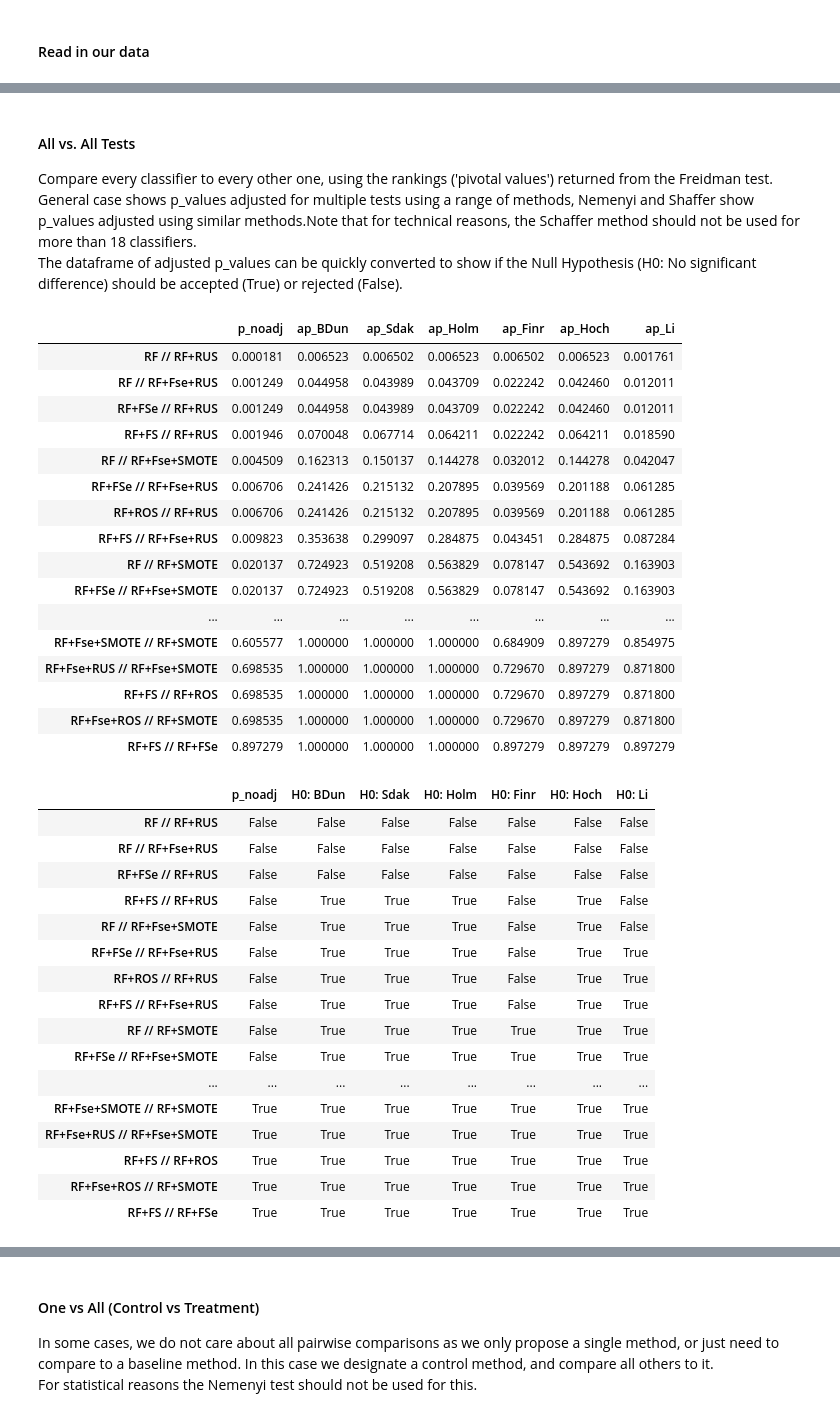
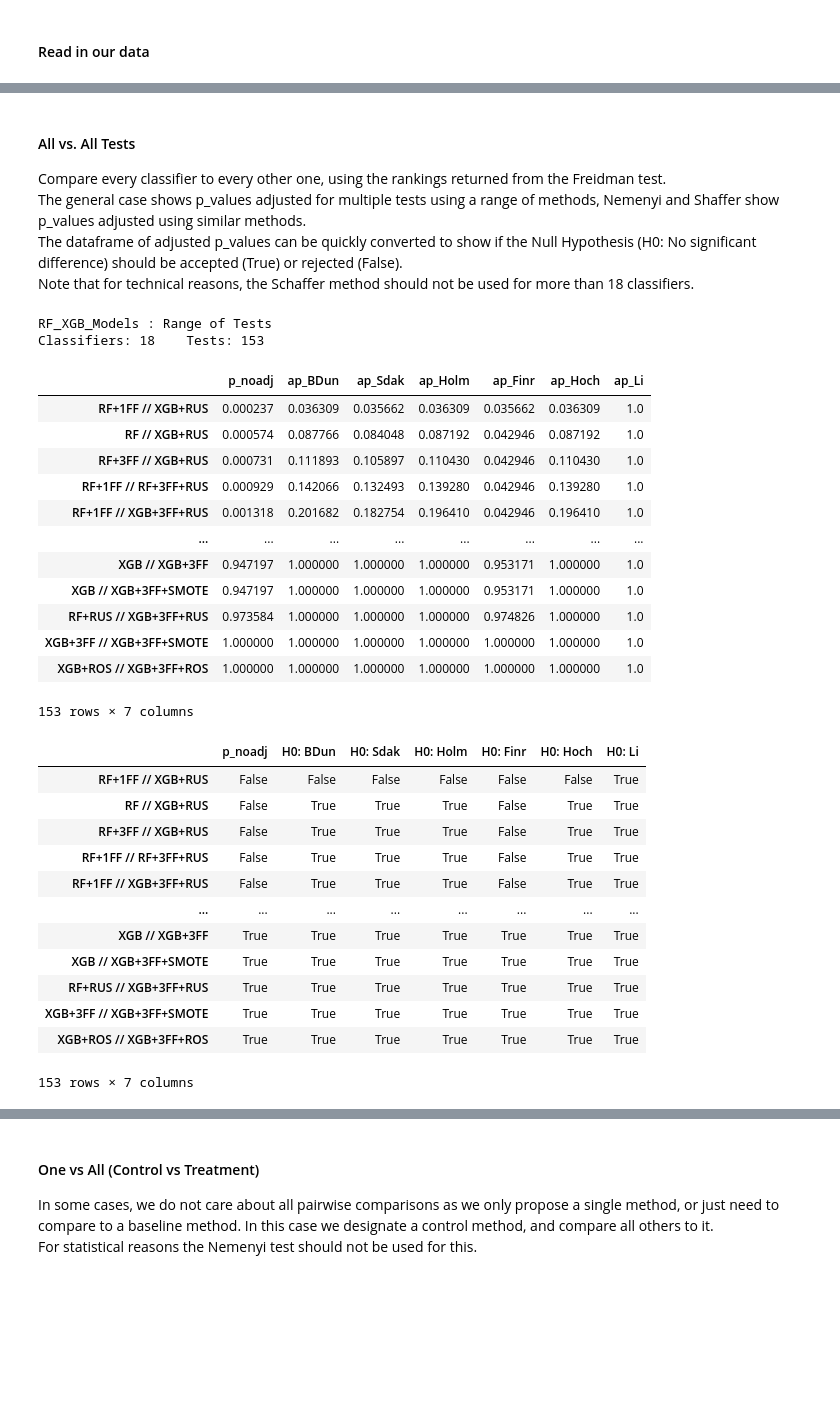
Before and after one commit to tomas-o-dev/P-Hacking, a Jupyter notebook: Demo/p_hakn_mult_db.ipynb, the cells around one changed output, grey strips where cells are left out. Drawn from its saved outputs; the diff is of its cells as text; code cells hidden in the pictures; blank space fills up the shorter version.

```diff
--- a/Demo/p_hakn_mult_db.ipynb
+++ b/Demo/p_hakn_mult_db.ipynb
@@ -14,12 +19,16 @@ alpha = 0.05   # Set this to change the default signifance level
 #### Read in our data
 # %%
 # In the csv, the columns are classifiers and the rows are datasets
-full_df = pd.read_csv("../datasets/gmeans.csv", index_col=0)
+full_df = pd.read_csv("../datasets/4d_auc.csv", index_col=0)
+#full_df = pd.read_csv("../datasets/4d_gmean.csv", index_col=0)
+#full_df = pd.read_csv("../datasets/4d_eloss.csv", index_col=0)
 # %%
-# All_vs_One: list of "control" classifiers
+# list of classifiers in the dataset or none for all
+## generally it is a bad idea to base things on a naming convention ...
+
 #avo = []
-avo = ['RF']
-#avo = ['RF','XGB']
+#avo = ['RF']
+avo = ['RF','XGB']
 # %%
 if len(avo) == 0:
     oname = "All_Models"
@@ -38,7 +47,7 @@ If we reject H0 (no difference), we use the post-hoc test to find out which diff
 # %%
-reject, rptstr, rankings = run_friedman(df)
+reject, rptstr, rankings, avg_ranks = run_friedman(df)
+
 print(oname,":",rptstr)
-
 # continue only if H0 was rejected
 if not reject:
     raise Exception("Accepted H0 for Freidman Test")
@@ -49,5 +84,5 @@ Reject: Ready to continue with post-hoc tests
 # %% [markdown]
 #### All vs. All Tests
-Compare every classifier to every other one, using the rankings ('pivotal values')  returned from the Freidman test.<br>
-General case shows p_values adjusted for multiple tests using a range of methods, Nemenyi and Shaffer show p_values adjusted using similar methods.Note that for technical reasons, the Schaffer method should not be used for more than 18 classifiers.<br>
-The dataframe of adjusted p_values can be quickly converted to show if the Null Hypothesis (H0: No significant difference) should be accepted (True) or rejected (False).
+Compare every classifier to every other one, using the rankings returned from the Freidman test.<br>
+The general case shows p_values adjusted for multiple tests using a range of methods, Nemenyi and Shaffer show p_values adjusted using similar methods.<br>
+The dataframe of adjusted p_values can be quickly converted to show if the Null Hypothesis (H0: No significant difference) should be accepted (True) or rejected (False).<br>Note that for technical reasons, the Schaffer method should not be used for more than 18 classifiers.
@@ -54,43 +93,38 @@ The dataframe of adjusted p_values can be quickly converted to show if the Null
 # %%
+print(oname,": Range of Tests")
 gen_pvals_df = ph_pvals(rankings)
 gen_pvals_df
 # %% [output]
+RF_XGB_Models : Range of Tests
+Classifiers: 18    Tests: 153
 |  | p_noadj | ap_BDun | ap_Sdak | ap_Holm | ap_Finr | ap_Hoch | ap_Li |
-| RF // RF+RUS | 0.000181 | 0.006523 | 0.006502 | 0.006523 | 0.006502 | 0.006523 | 0.001761 |
-| RF // RF+Fse+RUS | 0.001249 | 0.044958 | 0.043989 | 0.043709 | 0.022242 | 0.042460 | 0.012011 |
-| RF+FSe // RF+RUS | 0.001249 | 0.044958 | 0.043989 | 0.043709 | 0.022242 | 0.042460 | 0.012011 |
-| RF+FS // RF+RUS | 0.001946 | 0.070048 | 0.067714 | 0.064211 | 0.022242 | 0.064211 | 0.018590 |
-| RF // RF+Fse+SMOTE | 0.004509 | 0.162313 | 0.150137 | 0.144278 | 0.032012 | 0.144278 | 0.042047 |
-| RF+FSe // RF+Fse+RUS | 0.006706 | 0.241426 | 0.215132 | 0.207895 | 0.039569 | 0.201188 | 0.061285 |
-| RF+ROS // RF+RUS | 0.006706 | 0.241426 | 0.215132 | 0.207895 | 0.039569 | 0.201188 | 0.061285 |
-| RF+FS // RF+Fse+RUS | 0.009823 | 0.353638 | 0.299097 | 0.284875 | 0.043451 | 0.284875 | 0.087284 |
-| RF // RF+SMOTE | 0.020137 | 0.724923 | 0.519208 | 0.563829 | 0.078147 | 0.543692 | 0.163903 |
-| RF+FSe // RF+Fse+SMOTE | 0.020137 | 0.724923 | 0.519208 | 0.563829 | 0.078147 | 0.543692 | 0.163903 |
+| RF+1FF // XGB+RUS | 0.000237 | 0.036309 | 0.035662 | 0.036309 | 0.035662 | 0.036309 | 1.0 |
+| RF // XGB+RUS | 0.000574 | 0.087766 | 0.084048 | 0.087192 | 0.042946 | 0.087192 | 1.0 |
+| RF+3FF // XGB+RUS | 0.000731 | 0.111893 | 0.105897 | 0.110430 | 0.042946 | 0.110430 | 1.0 |
+| RF+1FF // RF+3FF+RUS | 0.000929 | 0.142066 | 0.132493 | 0.139280 | 0.042946 | 0.139280 | 1.0 |
+| RF+1FF // XGB+3FF+RUS | 0.001318 | 0.201682 | 0.182754 | 0.196410 | 0.042946 | 0.196410 | 1.0 |
 | ... | ... | ... | ... | ... | ... | ... | ... |
-| RF+Fse+SMOTE // RF+SMOTE | 0.605577 | 1.000000 | 1.000000 | 1.000000 | 0.684909 | 0.897279 | 0.854975 |
-| RF+Fse+RUS // RF+Fse+SMOTE | 0.698535 | 1.000000 | 1.000000 | 1.000000 | 0.729670 | 0.897279 | 0.871800 |
-| RF+FS // RF+ROS | 0.698535 | 1.000000 | 1.000000 | 1.000000 | 0.729670 | 0.897279 | 0.871800 |
-| RF+Fse+ROS // RF+SMOTE | 0.698535 | 1.000000 | 1.000000 | 1.000000 | 0.729670 | 0.897279 | 0.871800 |
-| RF+FS // RF+FSe | 0.897279 | 1.000000 | 1.000000 | 1.000000 | 0.897279 | 0.897279 | 0.897279 |
+| XGB // XGB+3FF | 0.947197 | 1.000000 | 1.000000 | 1.000000 | 0.953171 | 1.000000 | 1.0 |
+| XGB // XGB+3FF+SMOTE | 0.947197 | 1.000000 | 1.000000 | 1.000000 | 0.953171 | 1.000000 | 1.0 |
+| RF+RUS // XGB+3FF+RUS | 0.973584 | 1.000000 | 1.000000 | 1.000000 | 0.974826 | 1.000000 | 1.0 |
+| XGB+3FF // XGB+3FF+SMOTE | 1.000000 | 1.000000 | 1.000000 | 1.000000 | 1.000000 | 1.000000 | 1.0 |
+| XGB+ROS // XGB+3FF+ROS | 1.000000 | 1.000000 | 1.000000 | 1.000000 | 1.000000 | 1.000000 | 1.0 |
+153 rows × 7 columns
 # %%
-gen_ho_df = ap2h0(gen_pvals_df)
+gen_ho_df = filtr_ap2h0(gen_pvals_df)
 gen_ho_df
 # %% [output]
 |  | p_noadj | H0: BDun | H0: Sdak | H0: Holm | H0: Finr | H0: Hoch | H0: Li |
-| RF // RF+RUS | False | False | False | False | False | False | False |
-| RF // RF+Fse+RUS | False | False | False | False | False | False | False |
-| RF+FSe // RF+RUS | False | False | False | False | False | False | False |
-| RF+FS // RF+RUS | False | True | True | True | False | True | False |
-| RF // RF+Fse+SMOTE | False | True | True | True | False | True | False |
-| RF+FSe // RF+Fse+RUS | False | True | True | True | False | True | True |
-| RF+ROS // RF+RUS | False | True | True | True | False | True | True |
-| RF+FS // RF+Fse+RUS | False | True | True | True | False | True | True |
-| RF // RF+SMOTE | False | True | True | True | True | True | True |
-| RF+FSe // RF+Fse+SMOTE | False | True | True | True | True | True | True |
+| RF+1FF // XGB+RUS | False | False | False | False | False | False | True |
+| RF // XGB+RUS | False | True | True | True | False | True | True |
+| RF+3FF // XGB+RUS | False | True | True | True | False | True | True |
+| RF+1FF // RF+3FF+RUS | False | True | True | True | False | True | True |
+| RF+1FF // XGB+3FF+RUS | False | True | True | True | False | True | True |
 | ... | ... | ... | ... | ... | ... | ... | ... |
-| RF+Fse+SMOTE // RF+SMOTE | True | True | True | True | True | True | True |
-| RF+Fse+RUS // RF+Fse+SMOTE | True | True | True | True | True | True | True |
-| RF+FS // RF+ROS | True | True | True | True | True | True | True |
-| RF+Fse+ROS // RF+SMOTE | True | True | True | True | True | True | True |
-| RF+FS // RF+FSe | True | True | True | True | True | True | True |
+| XGB // XGB+3FF | True | True | True | True | True | True | True |
+| XGB // XGB+3FF+SMOTE | True | True | True | True | True | True | True |
+| RF+RUS // XGB+3FF+RUS | True | True | True | True | True | True | True |
+| XGB+3FF // XGB+3FF+SMOTE | True | True | True | True | True | True | True |
+| XGB+ROS // XGB+3FF+ROS | True | True | True | True | True | True | True |
+153 rows × 7 columns
 # %%
```
Also changed, not shown: parts of 17 cells of this notebook.
